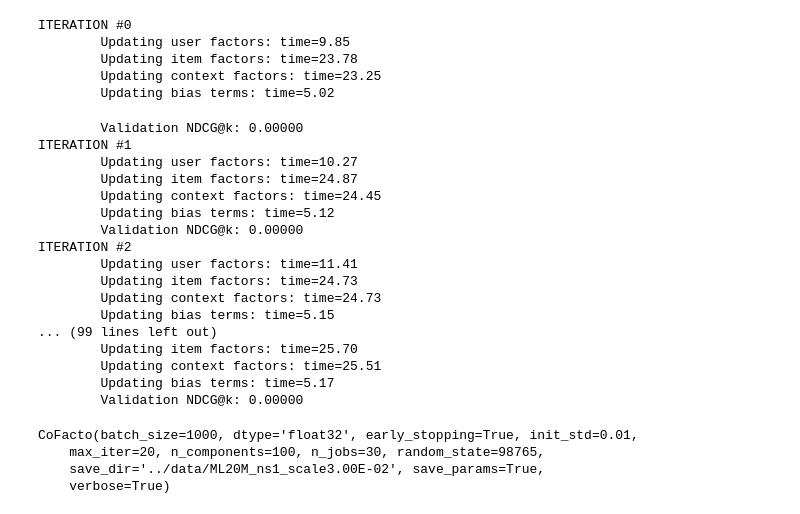
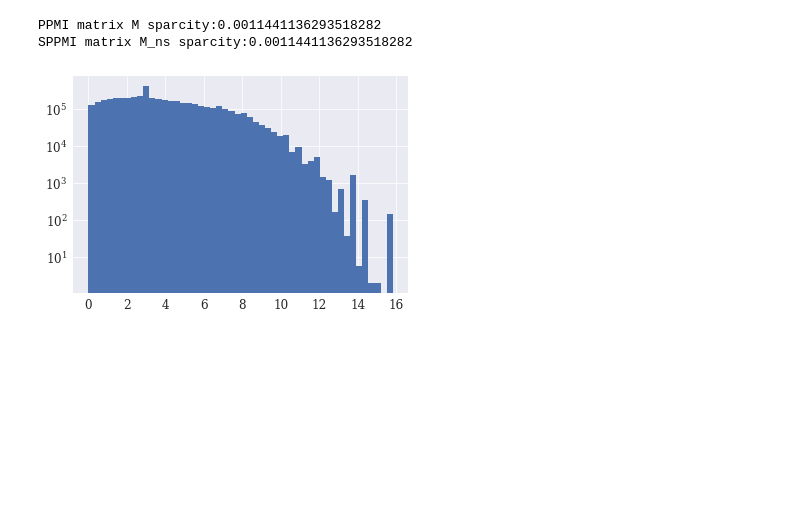
Before and after one commit to Jabberwockleo/cofacto, a Jupyter notebook: src/Cofacto.ipynb, the cells around one changed output. Cells and saved outputs as stored; diff of their text form; code cells hidden in the pictures; blank space fills up the shorter version.

```diff
--- a/src/Cofacto.ipynb
+++ b/src/Cofacto.ipynb
@@ -209,2 +75,8 @@ SPPMI matrix M_ns sparcity:0.001141781809600439
+# %%
+M_ns = preprocessor.make_sppmi_matrix(X, k_ns=1)
+# %% [output]
+PPMI matrix M sparcity:0.0011441136293518282
+SPPMI matrix M_ns sparcity:0.0011441136293518282
+[figure, added]
 # %%
 ### train
@@ -227,29 +82,0 @@ coder = cofacto.CoFacto(n_components=N_COMPONENTS, max_iter=max_iter, batch_size
-# %%
-coder.fit(train_data, M_ns, vad_data=vad_data, batch_users=5000, k=100)
-# %% [output]
-ITERATION #0
-        Updating user factors: time=9.85
-        Updating item factors: time=23.78
-        Updating context factors: time=23.25
-        Updating bias terms: time=5.02
-        Validation NDCG@k: 0.00000
-ITERATION #1
-        Updating user factors: time=10.27
-        Updating item factors: time=24.87
-        Updating context factors: time=24.45
-        Updating bias terms: time=5.12
-        Validation NDCG@k: 0.00000
-ITERATION #2
-        Updating user factors: time=11.41
-        Updating item factors: time=24.73
-        Updating context factors: time=24.73
-        Updating bias terms: time=5.15
-... (99 lines left out)
-        Updating item factors: time=25.70
-        Updating context factors: time=25.51
-        Updating bias terms: time=5.17
-        Validation NDCG@k: 0.00000
-CoFacto(batch_size=1000, dtype='float32', early_stopping=True, init_std=0.01,
-    max_iter=20, n_components=100, n_jobs=30, random_state=98765,
-    save_dir='../data/ML20M_ns1_scale3.00E-02', save_params=True,
-    verbose=True)
```
Also changed, not shown: parts of 52 cells of this notebook, 3 other files.
